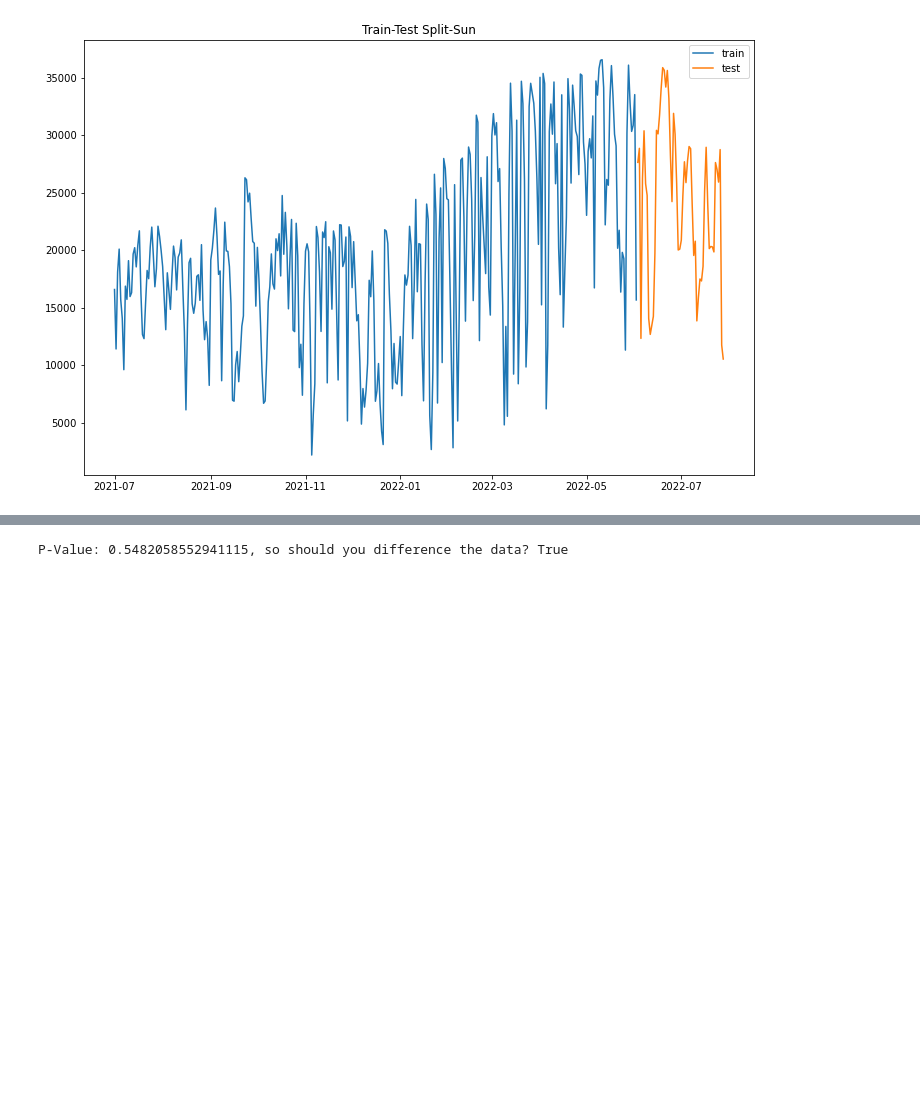
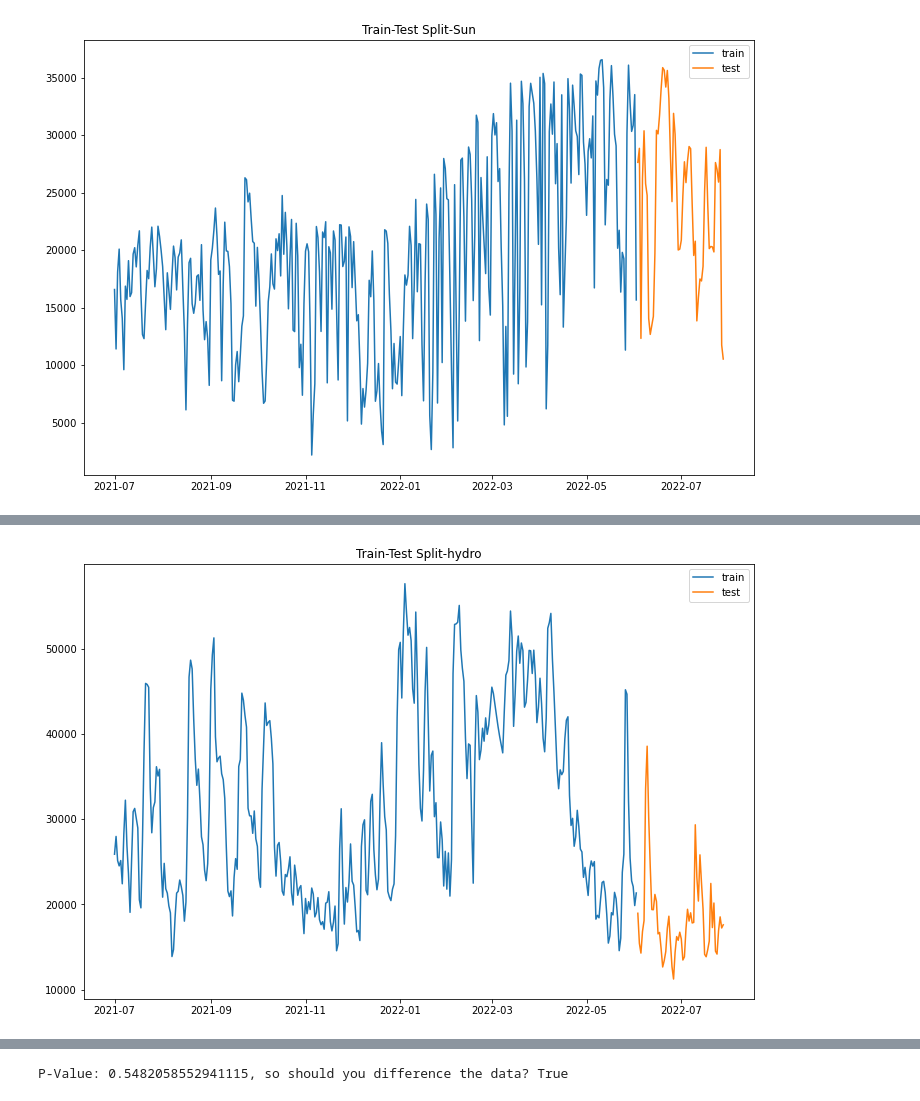
Before and after one commit to cdfurr/Solar-Power, a Jupyter notebook: Notebooks/Notebook_4.ipynb, the cells around one changed output, grey strips where cells are left out. Saved outputs shown, nothing was run; the diff lists cells and outputs as text; code cells hidden in the pictures; blank space fills up the shorter version.

```diff
--- a/Notebooks/Notebook_4.ipynb
+++ b/Notebooks/Notebook_4.ipynb
@@ -164,0 +315,10 @@ plt.legend();
+# %%
+train_hydro, test_hydro = train_test_split(df_hydro, test_size = 56, shuffle=False)
+# %%
+fig, ax = plt.subplots(figsize=(12, 8))
+ax.plot(train_hydro, label='train')
+ax.plot(test_hydro, label='test')
+ax.set_title('Train-Test Split-hydro');
+plt.legend();
+# %% [output]
+[figure, added]
```
Also changed, not shown: parts of 186 cells of this notebook, 7 other files.
